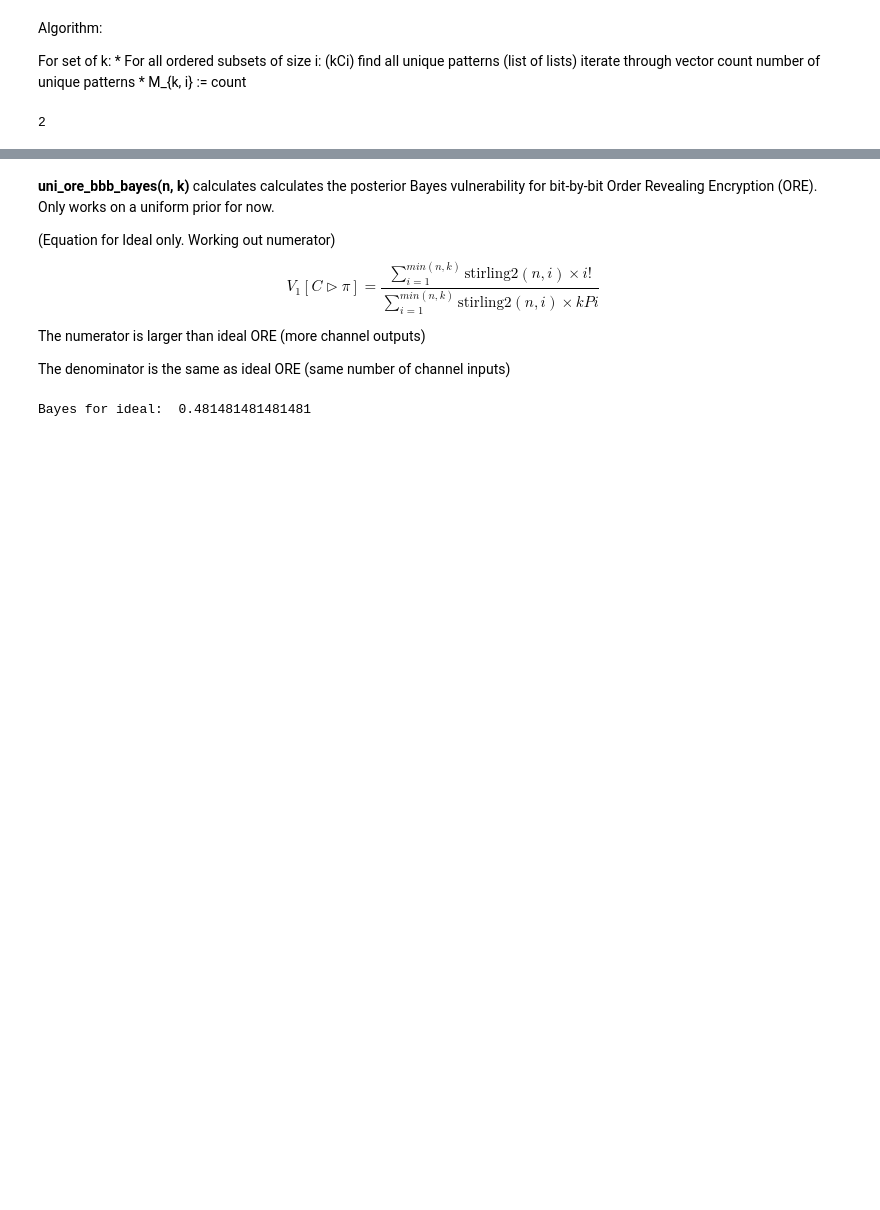
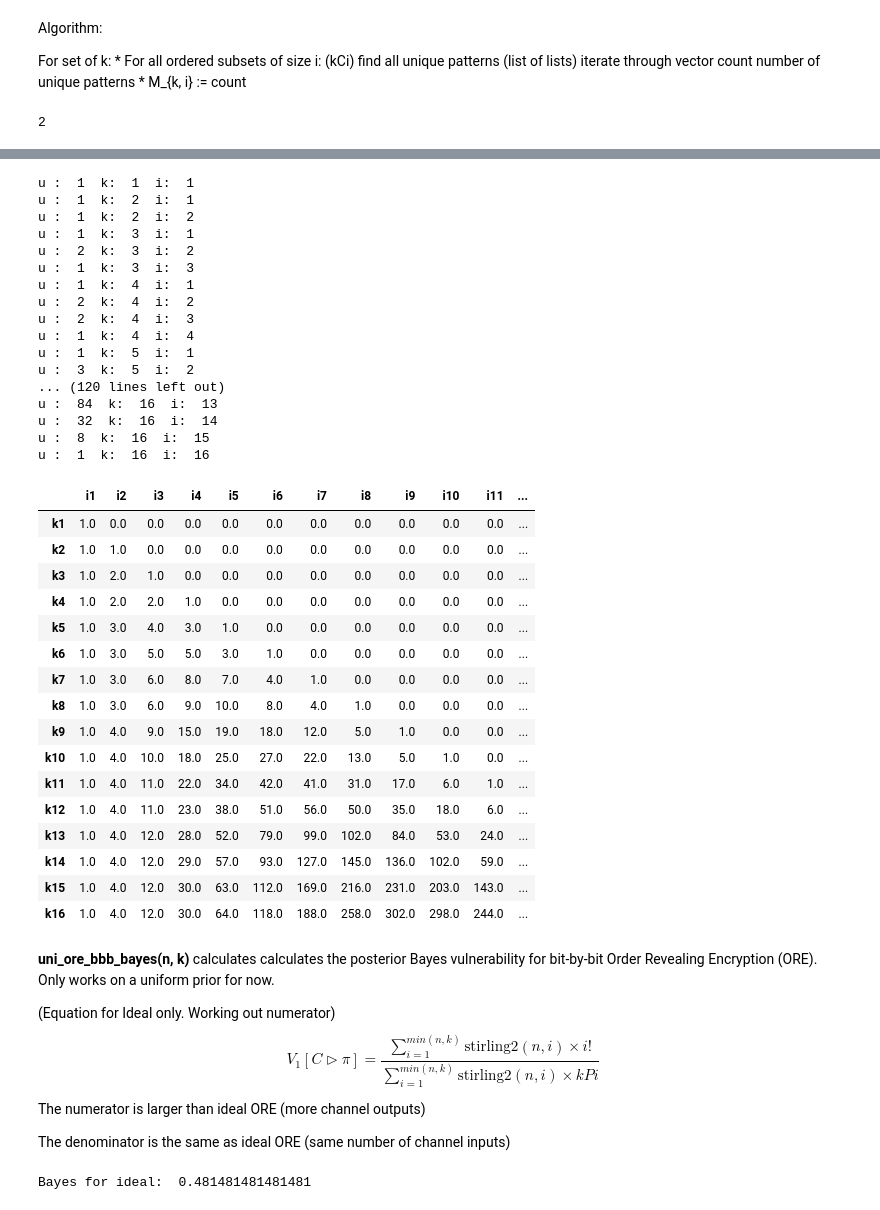
Before and after one commit to majk12/ore, a Jupyter notebook: ore_BbB_bayes.ipynb, the cells around one changed output, grey strips where cells are left out. Cells and saved outputs as stored; diff of their text form; code cells hidden in the pictures; blank space fills up the shorter version.

```diff
--- a/ore_BbB_bayes.ipynb
+++ b/ore_BbB_bayes.ipynb
@@ -73,3 +72,11 @@ u = unique_ki(k,i)
 print(u)
 # %% [output]
 2
+# %%
+i_limit = 16
+i_col = []
+for i in range(i_limit):
+    i_str = ""
+    i_str += "i" + str(i+1)
+    i_col.append(i_str)
+print(i_col)
@@ -76,3 +85,75 @@ print(u)
+# %%
+def populate_kidf(k_limit, i_limit):
+    #p = {'k': [1, 2, 3, 4, 5, 6, 7, 8, 9, 10, 11, 12, 13, 14, 15, 16]}
+    zero_data = np.zeros(shape=(k_limit,i_limit))
+
+    i_col = []
+    for i in range(i_limit):
+        i_str = ""
+        i_str += "i" + str(i+1) # 1 - i_limit
+        i_col.append(i_str)
+
+    k_row = []
+    for k in range(k_limit):
+        k_str = ""
+        k_str += "k" + str(k+1) # 1 - k_limit
+        k_row.append(k_str)
+
+    df = pd.DataFrame(zero_data, index=k_row, columns = i_col)
+    df.rename_axis('k')
+    return df
+# %%
+k_limit = 16
+k_limit = 16
+df_16x16 = populate_kidf(k_limit, i_limit)
+for k in range(k_limit):
+    k_str = ""
+    k_str += "k" + str(k+1)
+    for i in range(i_limit):
+        i_str = ""
+        i_str += "i" + str(i+1)
+        if i > k:
+            df_16x16.at[k_str, i_str] = 0.0
+        else:
+            u = unique_ki(k+1,i+1)
+            print("u : ", u, " k: ", k+1, " i: ", i+1)
+            df_16x16.at[k_str, i_str] = u
+df_16x16
+# %% [output]
+u :  1  k:  1  i:  1
+u :  1  k:  2  i:  1
+u :  1  k:  2  i:  2
+u :  1  k:  3  i:  1
+u :  2  k:  3  i:  2
+u :  1  k:  3  i:  3
+u :  1  k:  4  i:  1
+u :  2  k:  4  i:  2
+u :  2  k:  4  i:  3
+u :  1  k:  4  i:  4
+u :  1  k:  5  i:  1
+u :  3  k:  5  i:  2
+... (120 lines left out)
+u :  84  k:  16  i:  13
+u :  32  k:  16  i:  14
+u :  8  k:  16  i:  15
+u :  1  k:  16  i:  16
+|  | i1 | i2 | i3 | i4 | i5 | i6 | i7 | i8 | i9 | i10 | i11 | ... |
+| k1 | 1.0 | 0.0 | 0.0 | 0.0 | 0.0 | 0.0 | 0.0 | 0.0 | 0.0 | 0.0 | 0.0 | ... |
+| k2 | 1.0 | 1.0 | 0.0 | 0.0 | 0.0 | 0.0 | 0.0 | 0.0 | 0.0 | 0.0 | 0.0 | ... |
+| k3 | 1.0 | 2.0 | 1.0 | 0.0 | 0.0 | 0.0 | 0.0 | 0.0 | 0.0 | 0.0 | 0.0 | ... |
+| k4 | 1.0 | 2.0 | 2.0 | 1.0 | 0.0 | 0.0 | 0.0 | 0.0 | 0.0 | 0.0 | 0.0 | ... |
+| k5 | 1.0 | 3.0 | 4.0 | 3.0 | 1.0 | 0.0 | 0.0 | 0.0 | 0.0 | 0.0 | 0.0 | ... |
+| k6 | 1.0 | 3.0 | 5.0 | 5.0 | 3.0 | 1.0 | 0.0 | 0.0 | 0.0 | 0.0 | 0.0 | ... |
+| k7 | 1.0 | 3.0 | 6.0 | 8.0 | 7.0 | 4.0 | 1.0 | 0.0 | 0.0 | 0.0 | 0.0 | ... |
+| k8 | 1.0 | 3.0 | 6.0 | 9.0 | 10.0 | 8.0 | 4.0 | 1.0 | 0.0 | 0.0 | 0.0 | ... |
+| k9 | 1.0 | 4.0 | 9.0 | 15.0 | 19.0 | 18.0 | 12.0 | 5.0 | 1.0 | 0.0 | 0.0 | ... |
+| k10 | 1.0 | 4.0 | 10.0 | 18.0 | 25.0 | 27.0 | 22.0 | 13.0 | 5.0 | 1.0 | 0.0 | ... |
+| k11 | 1.0 | 4.0 | 11.0 | 22.0 | 34.0 | 42.0 | 41.0 | 31.0 | 17.0 | 6.0 | 1.0 | ... |
+| k12 | 1.0 | 4.0 | 11.0 | 23.0 | 38.0 | 51.0 | 56.0 | 50.0 | 35.0 | 18.0 | 6.0 | ... |
+| k13 | 1.0 | 4.0 | 12.0 | 28.0 | 52.0 | 79.0 | 99.0 | 102.0 | 84.0 | 53.0 | 24.0 | ... |
+| k14 | 1.0 | 4.0 | 12.0 | 29.0 | 57.0 | 93.0 | 127.0 | 145.0 | 136.0 | 102.0 | 59.0 | ... |
+| k15 | 1.0 | 4.0 | 12.0 | 30.0 | 63.0 | 112.0 | 169.0 | 216.0 | 231.0 | 203.0 | 143.0 | ... |
+| k16 | 1.0 | 4.0 | 12.0 | 30.0 | 64.0 | 118.0 | 188.0 | 258.0 | 302.0 | 298.0 | 244.0 | ... |
 # %% [markdown]
 __uni_ore_bbb_bayes(n, k)__ calculates calculates the posterior Bayes vulnerability for bit-by-bit Order Revealing Encryption (ORE). Only works on a uniform prior for now.
 
```
Also changed, not shown: parts of 10 cells of this notebook.
